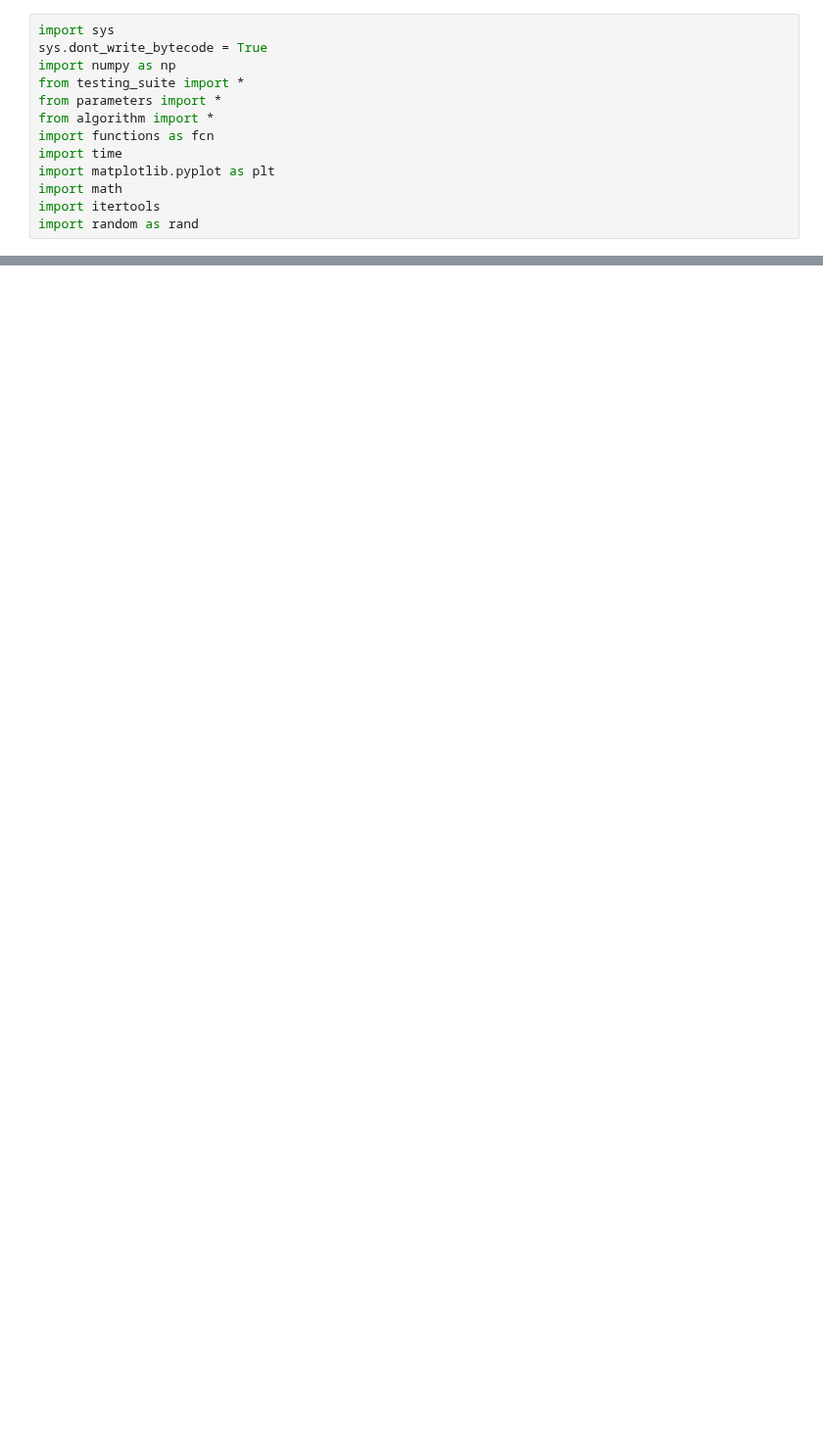
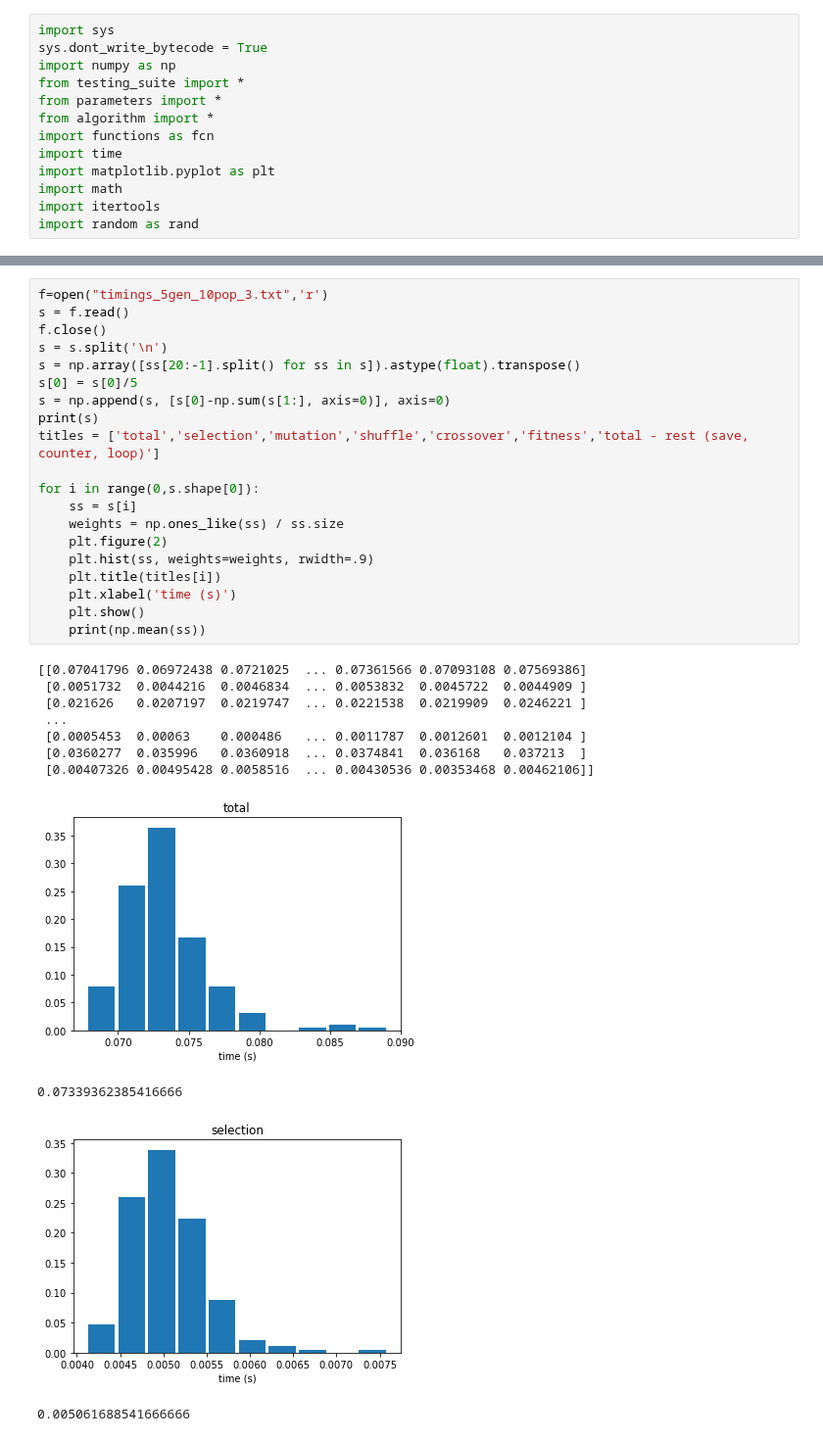
Before and after one commit to StijnCool/nast-thesis, a Jupyter notebook: testing_suite/eval_timings.ipynb, the cells around one changed output, grey strips where cells are left out. Shown at 98% size. Cells and saved outputs as stored; diff of their text form; blank space fills up the shorter version.

```diff
--- a/testing_suite/eval_timings.ipynb
+++ b/testing_suite/eval_timings.ipynb
@@ -53,0 +94,32 @@ for i in range(0,s.shape[0]):
+# %%
+f=open("timings_5gen_10pop_3.txt",'r')
+s = f.read()
+f.close()
+s = s.split('\n')
+s = np.array([ss[20:-1].split() for ss in s]).astype(float).transpose()
+s[0] = s[0]/5
+s = np.append(s, [s[0]-np.sum(s[1:], axis=0)], axis=0)
+print(s)
+titles = ['total','selection','mutation','shuffle','crossover','fitness','total - rest (save, counter, loop)']
+
+for i in range(0,s.shape[0]):
+    ss = s[i]
+    weights = np.ones_like(ss) / ss.size
+    plt.figure(2)
+    plt.hist(ss, weights=weights, rwidth=.9)
+    plt.title(titles[i])
+    plt.xlabel('time (s)')
+    plt.show()
+    print(np.mean(ss))
+# %% [output]
+[[0.07041796 0.06972438 0.0721025  ... 0.07361566 0.07093108 0.07569386]
+ [0.0051732  0.0044216  0.0046834  ... 0.0053832  0.0045722  0.0044909 ]
+ [0.021626   0.0207197  0.0219747  ... 0.0221538  0.0219909  0.0246221 ]
+ ...
+ [0.0005453  0.00063    0.000486   ... 0.0011787  0.0012601  0.0012104 ]
+ [0.0360277  0.035996   0.0360918  ... 0.0374841  0.036168   0.037213  ]
+ [0.00407326 0.00495428 0.0058516  ... 0.00430536 0.00353468 0.00462106]]
+[figure, added]
+0.07339362385416666
+[figure, added]
+0.005061688541666666
```
Also changed, not shown: parts of 3 cells of this notebook, 7 other files.
